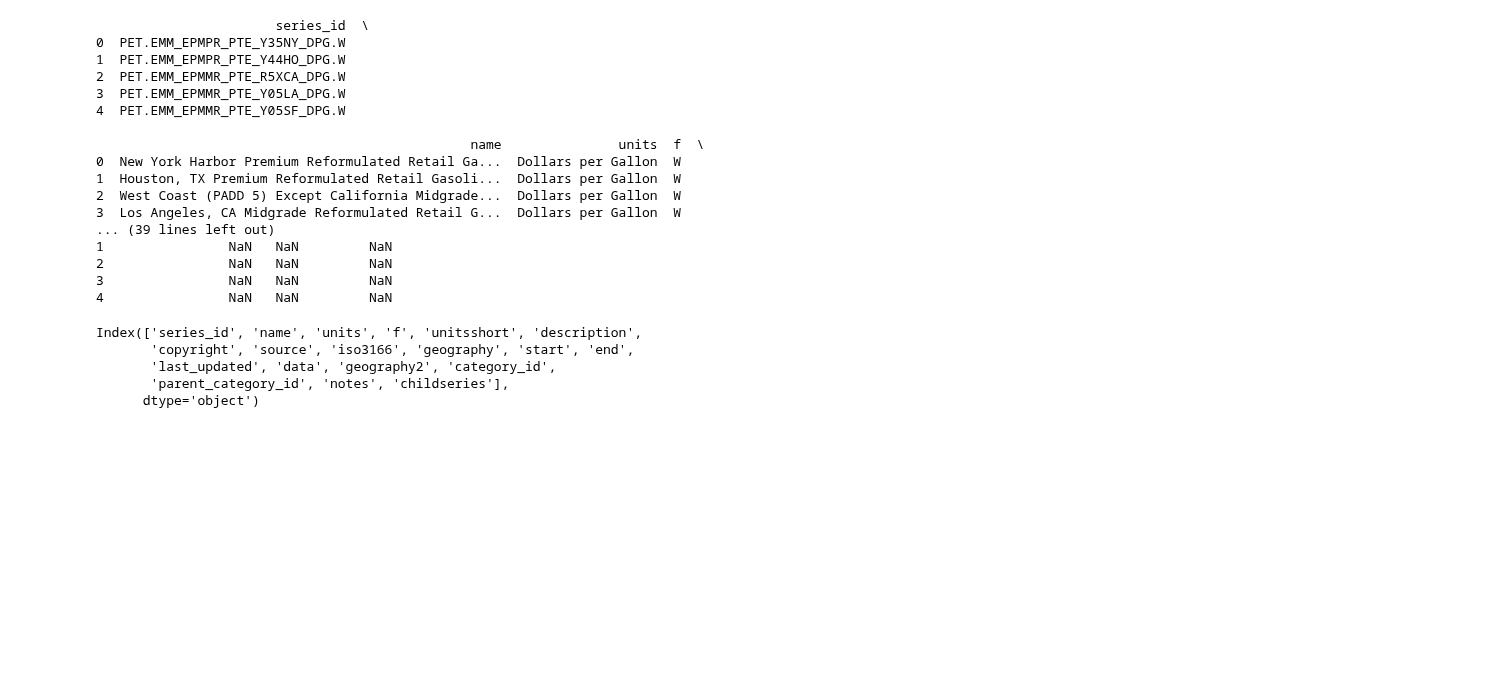
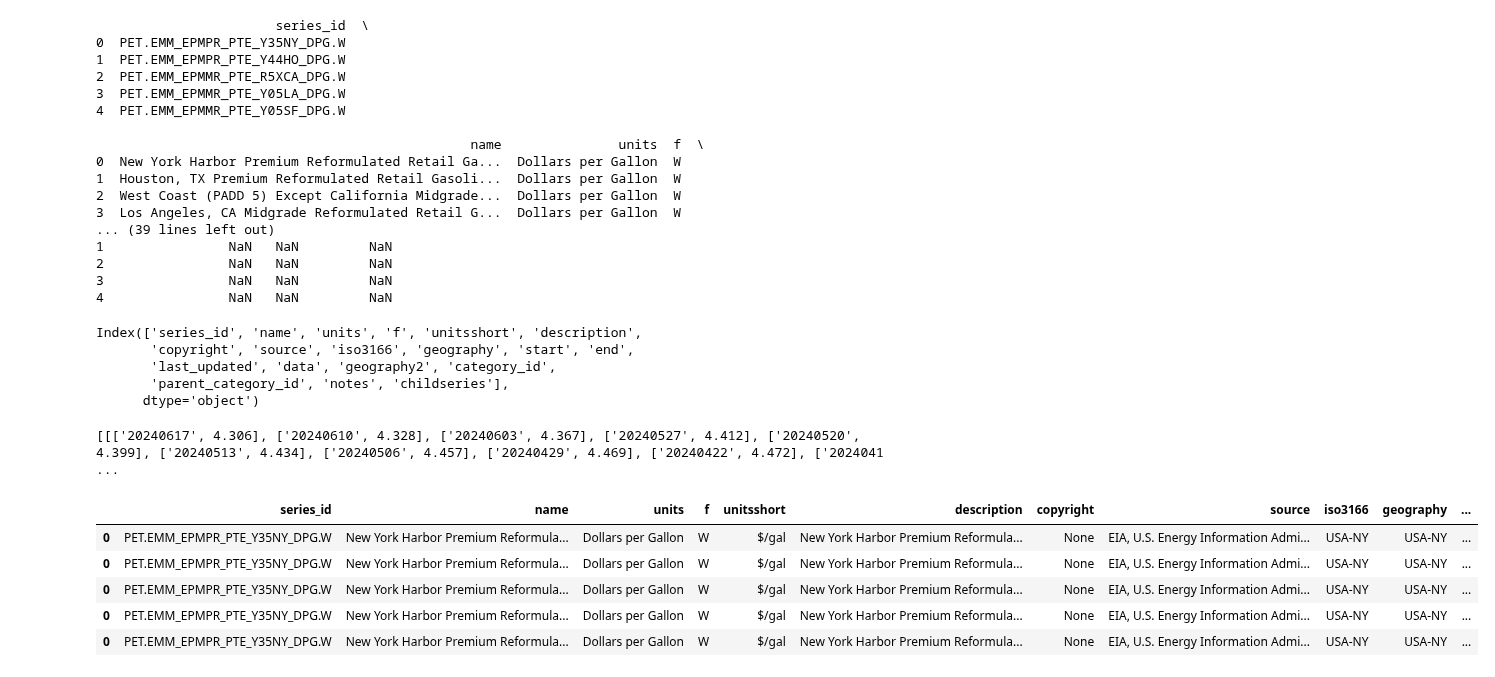
Before and after one commit to LNshuti/oil-price-dashboard, a Jupyter notebook: explore_oil_markets.ipynb, the cells around one changed output. Cells and saved outputs as stored; diff of their text form; code cells hidden in the pictures; blank space fills up the shorter version.

```diff
--- a/explore_oil_markets.ipynb
+++ b/explore_oil_markets.ipynb
@@ -57,3 +60,20 @@ Index(['series_id', 'name', 'units', 'f', 'unitsshort', 'description',
        'last_updated', 'data', 'geography2', 'category_id',
        'parent_category_id', 'notes', 'childseries'],
       dtype='object')
+# %%
+# Sample this list to see ten random elements
+df_list = df['data'].tolist()
+print(df_list[:2])
+# %% [output]
+[[['20240617', 4.306], ['20240610', 4.328], ['20240603', 4.367], ['20240527', 4.412], ['20240520', 4.399], ['20240513', 4.434], ['20240506', 4.457], ['20240429', 4.469], ['20240422', 4.472], ['2024041 ...
+# %%
+# Explode the 'data' column to separate rows for each date-value pair
+df = df.explode('data')
+df.head()
+# %% [output]
+|  | series_id | name | units | f | unitsshort | description | copyright | source | iso3166 | geography | ... |
+| 0 | PET.EMM_EPMPR_PTE_Y35NY_DPG.W | New York Harbor Premium Reformula... | Dollars per Gallon | W | $/gal | New York Harbor Premium Reformula... | None | EIA, U.S. Energy Information Admi... | USA-NY | USA-NY | ... |
+| 0 | PET.EMM_EPMPR_PTE_Y35NY_DPG.W | New York Harbor Premium Reformula... | Dollars per Gallon | W | $/gal | New York Harbor Premium Reformula... | None | EIA, U.S. Energy Information Admi... | USA-NY | USA-NY | ... |
+| 0 | PET.EMM_EPMPR_PTE_Y35NY_DPG.W | New York Harbor Premium Reformula... | Dollars per Gallon | W | $/gal | New York Harbor Premium Reformula... | None | EIA, U.S. Energy Information Admi... | USA-NY | USA-NY | ... |
+| 0 | PET.EMM_EPMPR_PTE_Y35NY_DPG.W | New York Harbor Premium Reformula... | Dollars per Gallon | W | $/gal | New York Harbor Premium Reformula... | None | EIA, U.S. Energy Information Admi... | USA-NY | USA-NY | ... |
+| 0 | PET.EMM_EPMPR_PTE_Y35NY_DPG.W | New York Harbor Premium Reformula... | Dollars per Gallon | W | $/gal | New York Harbor Premium Reformula... | None | EIA, U.S. Energy Information Admi... | USA-NY | USA-NY | ... |
```
Also changed, not shown: parts of 17 cells of this notebook.
